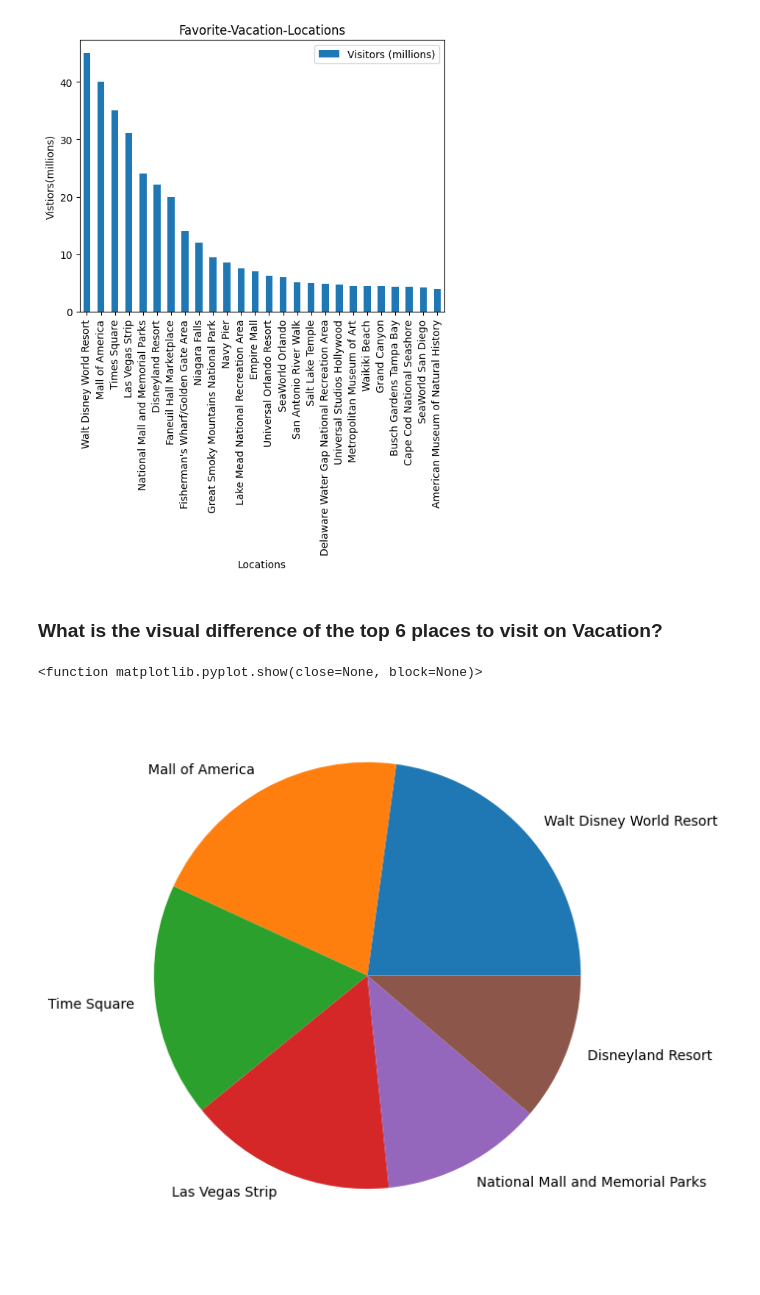
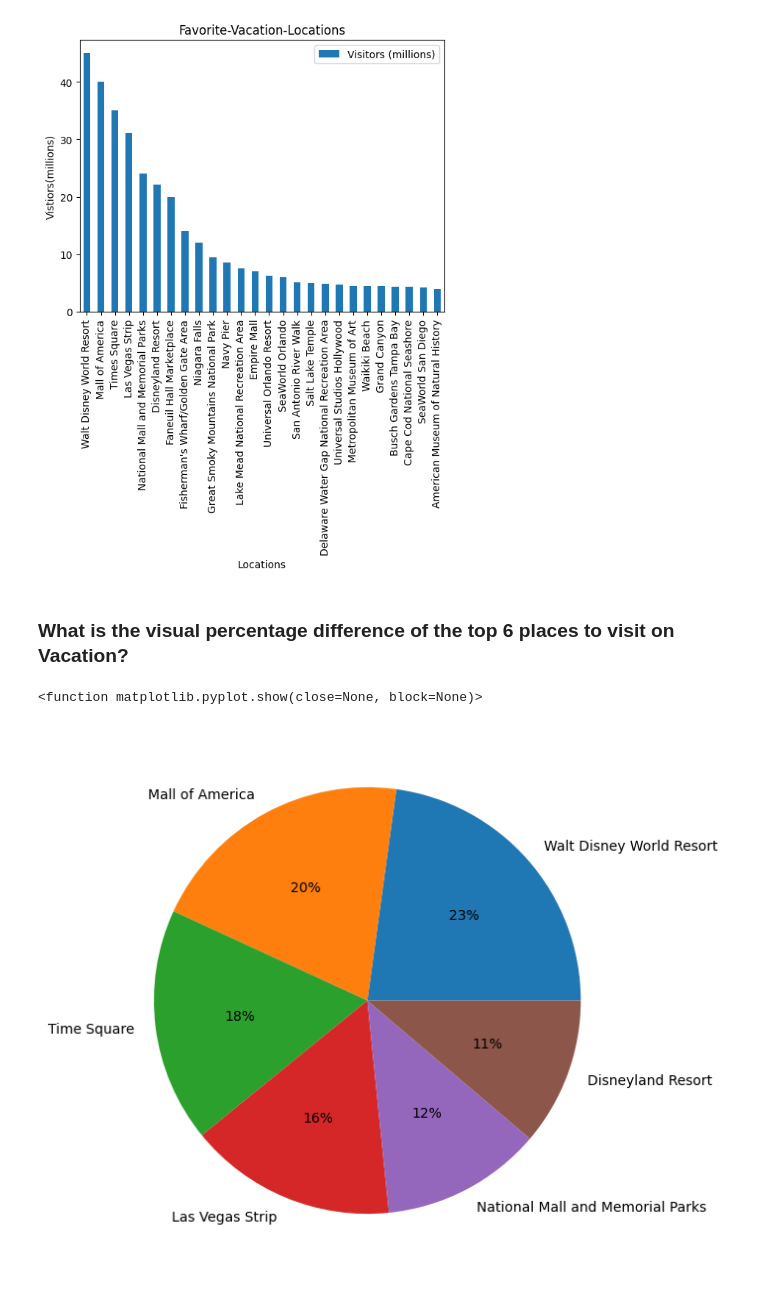
Before and after one commit to joannathom/Favorite-Vacation-Locations, a Jupyter notebook: Final-Project.ipynb, the cells around one changed output. Drawn from its saved outputs; the diff is of its cells as text; code cells hidden in the pictures.

```diff
--- a/Final-Project.ipynb
+++ b/Final-Project.ipynb
@@ -151,23 +151,23 @@ Vacation_df.plot.bar(title = "Favorite-Vacation-Locations", x = "Place", xlabel
 <Axes: title={'center': 'Favorite-Vacation-Locations'}, xlabel='Locations', ylabel='Vistiors(millions)'>
 [figure]
 # %% [markdown]
-### What is the visual difference of the top 6 places to visit on Vacation?
+### What is the visual percentage difference of the top 6 places to visit on Vacation?
 # %%
 # Import libraries
 from matplotlib import pyplot as plt
 import numpy as pd
 
 # Creating dataset
 Place = ['Walt Disney World Resort', 'Mall of America', 'Time Square', 'Las Vegas Strip','National Mall and Memorial Parks', 'Disneyland Resort',]
 
 Visitors_millions = [45,40,35,31,24,22.10]
 
 # Creating plot
 fig = plt.figure(figsize =(10, 7))
-plt.pie(Visitors_millions, labels = Place)
+plt.pie(Visitors_millions, labels = Place, autopct='%1.0f%%')
 
 # show plot
 plt.show
 # %% [output]
 <function matplotlib.pyplot.show(close=None, block=None)>
-[figure, old version]
+[figure, new version]
```
Also changed, not shown: parts of 2 cells of this notebook.
